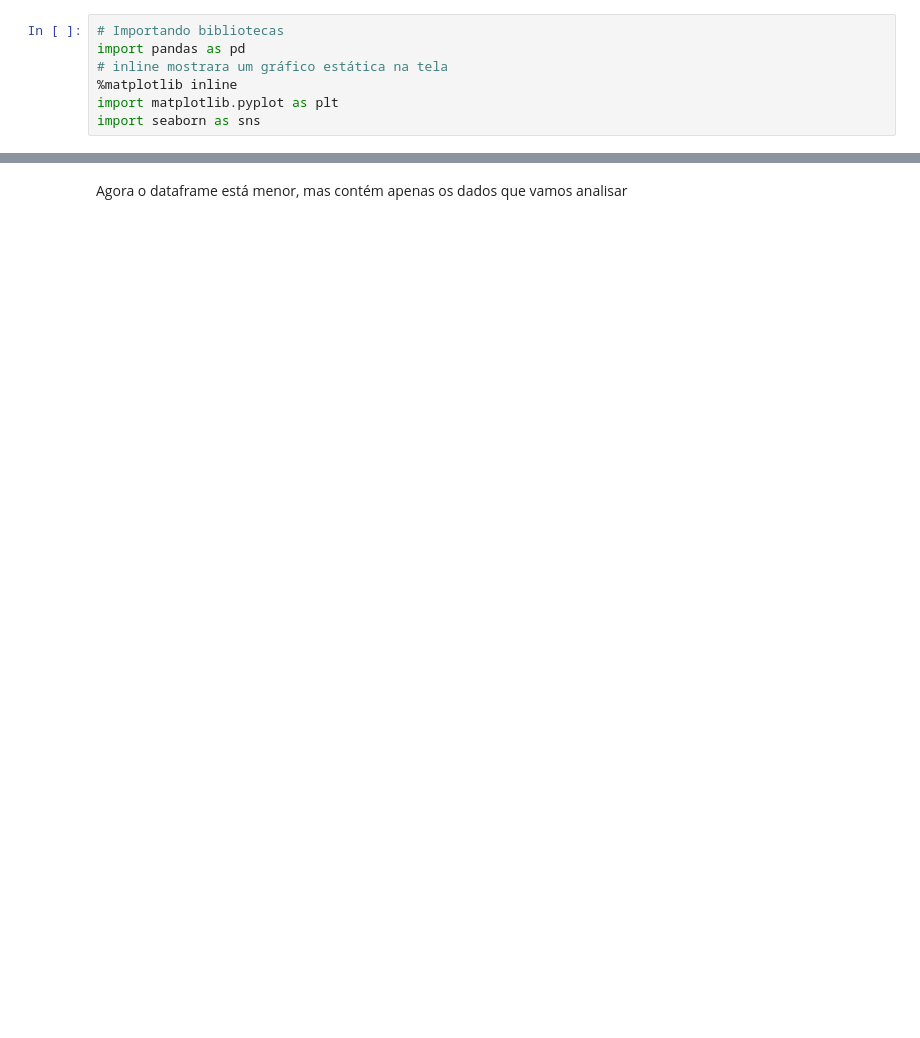
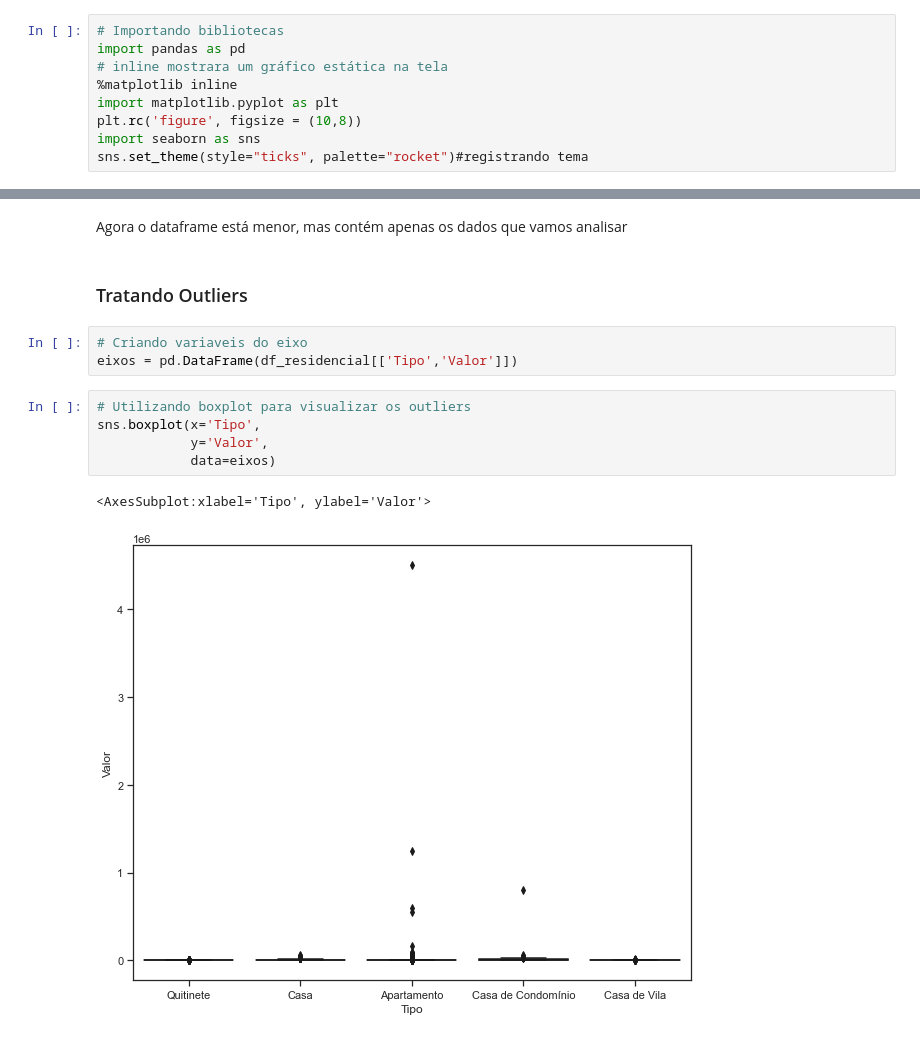
Before and after one commit to nsfoliveira/Projeto_Python_Alugueis_RioDeJaneiro, a Jupyter notebook: Alugueis_RJ.ipynb, the cells around one changed output, grey strips where cells are left out. Cells and saved outputs as stored; diff of their text form; blank space fills up the shorter version.

```diff
--- a/Alugueis_RJ.ipynb
+++ b/Alugueis_RJ.ipynb
@@ -18,7 +18,9 @@ import pandas as pd
 # inline mostrara um gráfico estática na tela
 %matplotlib inline
 import matplotlib.pyplot as plt
+plt.rc('figure', figsize = (10,8))
 import seaborn as sns
+sns.set_theme(style="ticks", palette="rocket")#registrando tema
 # %%
 # Importando dataset
 df = pd.read_csv('dataset/aluguel.csv', sep=';')
@@ -268,2 +291,15 @@ df_residencial
 # %% [markdown]
 Agora o dataframe está menor, mas contém apenas os dados que vamos analisar
+# %% [markdown]
+### Tratando Outliers
+# %%
+# Criando variaveis do eixo
+eixos = pd.DataFrame(df_residencial[['Tipo','Valor']])
+# %%
+# Utilizando boxplot para visualizar os outliers
+sns.boxplot(x='Tipo',
+            y='Valor',
+            data=eixos)
+# %% [output]
+<AxesSubplot:xlabel='Tipo', ylabel='Valor'>
+[figure, added]
```
Also changed, not shown: parts of 12 cells of this notebook, 1 other file.
